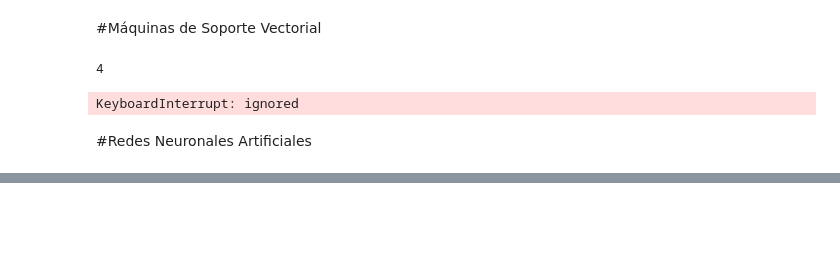
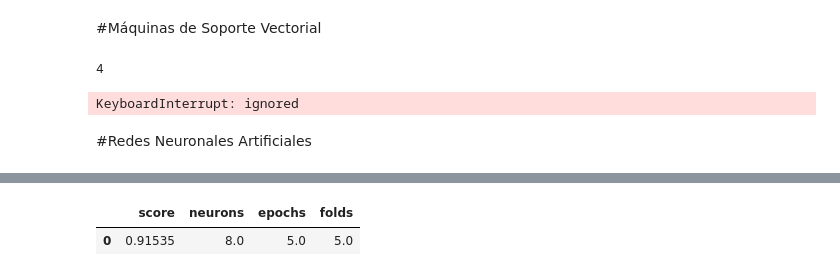
Before and after one commit to AlejandroMG1/celestial-body-clasification, a Jupyter notebook: Celestial_body_classification.ipynb, the cells around one changed output, grey strips where cells are left out. Cells and saved outputs as stored; diff of their text form; code cells hidden in the pictures; blank space fills up the shorter version.

Commit message:
Red neuronal

```diff
--- a/Celestial_body_classification.ipynb
+++ b/Celestial_body_classification.ipynb
@@ -528,25 +518,17 @@ xla_global_id: -1
-# %%
-data = data_frame.copy()
-#data['class'] = le.fit_transform(data['class'].values)
-X = data.drop('class',axis=1)
-Y = data['class']
-ohe = OneHotEncoder(sparse=False)
-ohe.fit(data[['class']])
-ohe.transform(data[['class']])
-pd.DataFrame(ohe.transform(data[['class']]),
-                               columns = ["ohe1", "ohe2", "ohe3"])
-data = pd.concat([data,
-                  pd.DataFrame(ohe.transform(data[['class']]),
-                               columns = ["ohe1", "ohe2", "ohe3"])],
-                 ignore_index = False, axis =1)
-
-data
+# %%
+def transform_matrix_results_to_list(predict):
+  array=np.zeros(len(predict))
+  for idx, res in enumerate(predict):
+    array[idx]=np.argmax(res)
+  return array
 # %%
 def ANN(data_set,folds, neurons_per_layer, epochs):
   data = data_set.copy()
   data['class'] = le.fit_transform(data['class'].values)
   X = data.drop('class',axis=1)
   Y = data['class']
+  scaler = StandardScaler()
+
   #ohe = OneHotEncoder(sparse=False)
   #ohe.fit(data[['class']])
   #ohe.transform(data[['class']])
@@ -565,12 +547,14 @@ def ANN(data_set,folds, neurons_per_layer, epochs):
         for train, test in skf.split(X, Y):
           Xtrain, Xtest = X.iloc[train], X.iloc[test]
           Ytrain, Ytest = Y.iloc[train], Y.iloc[test]
+          Xtrain = scaler.fit_transform(Xtrain)
+          Xtest = scaler.fit_transform(Xtest)
           Xtrain = np.array(Xtrain, dtype=np.float32)
           Ytrain = np.array(Ytrain, dtype=np.float32)
           modelo = Sequential([
-            keras.layers.Flatten(input_shape=(Xtrain.shape[1],)),
-            keras.layers.Dense(n, activation='relu'),
-            keras.layers.Dense(3, activation='softmax')
+            Flatten(input_shape=(Xtrain.shape[1],)),
+            Dense(n, activation='relu'),
+            Dense(3, activation='softmax')
           ])
           modelo.compile(optimizer='adam',
               loss='sparse_categorical_crossentropy',
@@ -583,8 +567,8 @@ def ANN(data_set,folds, neurons_per_layer, epochs):
           #metrics=['sparse_categorical_accuracy'])
           modelo.fit(Xtrain, Ytrain,epochs=epoch, batch_size=1, verbose=1)
           yPred = modelo.predict(Xtest)
-          display(yPred)
-          score = balanced_accuracy_score(y_true=Ytest.to_numpy(), y_pred=yPred)
+          yPredT = transform_matrix_results_to_list(yPred)
+          score = balanced_accuracy_score(y_true=Ytest.to_numpy(), y_pred=yPredT)
           scores.append(score)
         resultados.loc[idx,'score']=np.mean(scores)
         resultados.loc[idx,'neurons']=n
@@ -592,5 +576,3 @@ def ANN(data_set,folds, neurons_per_layer, epochs):
         resultados.loc[idx,'folds']=fold
         idx=idx+1
   return resultados
-
-ann_outliers_results = ANN(data_set=data_frame,folds=[5], neurons_per_layer=[3,5,8], epochs=[5])
@@ -618,4 +579,4 @@ ValueError: ignored
 # %%
-ann_outliers_results = ANN(data_set=data_frame,folds=[5], neurons_per_layer=[3,5,8], epochs=[5])
+ann_outliers_results = ANN(data_set=data_frame,folds=[5], neurons_per_layer=[3,5,8], epochs=[3,5])
 ann_outliers_results.sort_values(['score'],ascending=[False]).head(5)
 # %% [output]
@@ -622,0 +600,2 @@ ValueError: ignored
+|  | score | neurons | epochs | folds |
+| 0 | 0.91535 | 8.0 | 5.0 | 5.0 |
```
Also changed, not shown: parts of 7 cells of this notebook.
